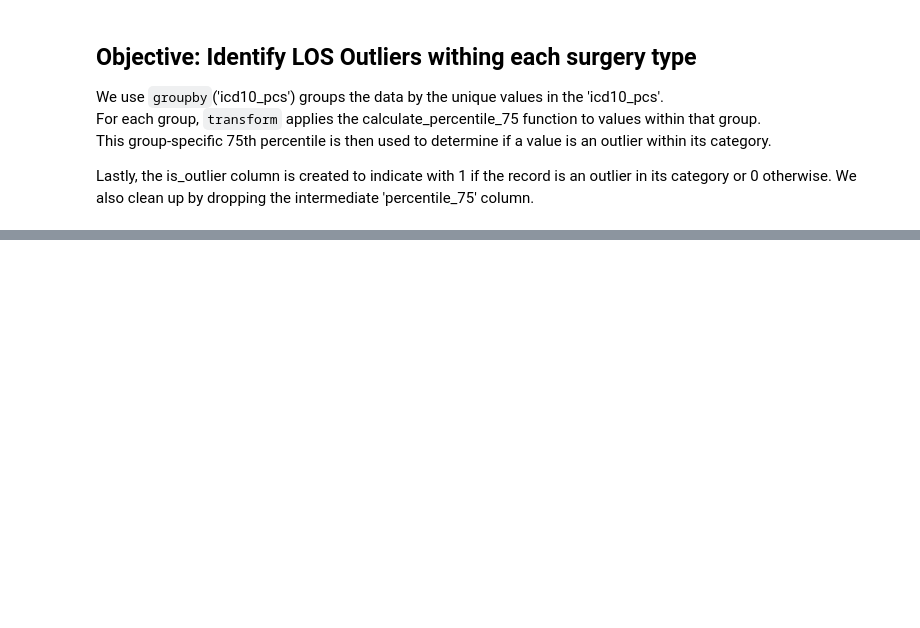
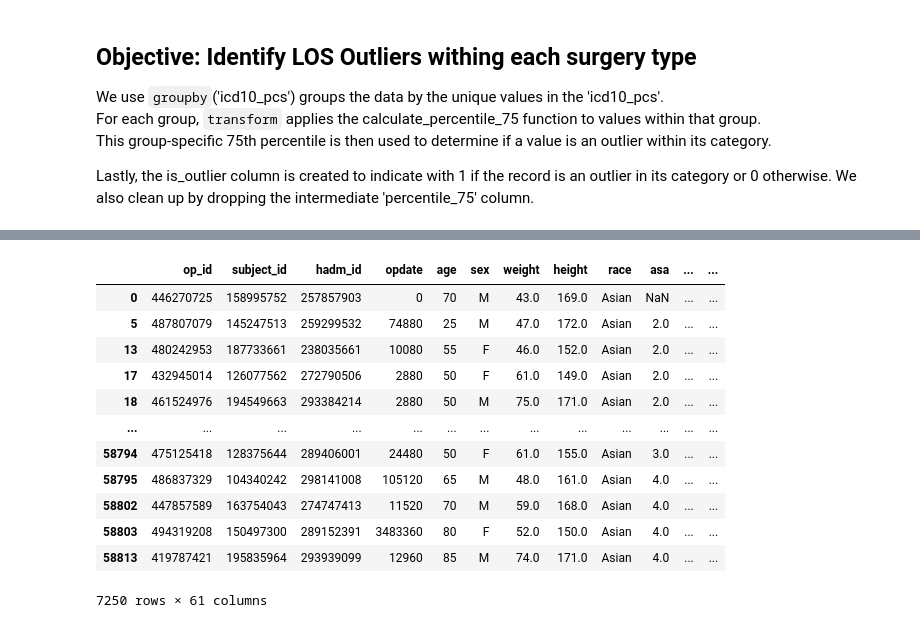
Before and after one commit to j-lepard/Prolonged_Length_of_Stay, a Jupyter notebook: _src/4.EDA_outliers_impute.ipynb, the cells around one changed output, grey strips where cells are left out. Saved outputs shown, nothing was run; the diff lists cells and outputs as text; code cells hidden in the pictures; blank space fills up the shorter version.

Commit message:
ccreate ICU flag

```diff
--- a/_src/4.EDA_outliers_impute.ipynb
+++ b/_src/4.EDA_outliers_impute.ipynb
@@ -70,0 +73,21 @@ df_no_outlier
+# %%
+## Create flag if subject went to ICU
+
+df['icu_visit'] = df['icuin_time'] > 0
+df[df['icu_visit']== True]
+
+## 7250 subjects went to ICU post op.
+# %% [output]
+|  | op_id | subject_id | hadm_id | opdate | age | sex | weight | height | race | asa | ... | ... |
+| 0 | 446270725 | 158995752 | 257857903 | 0 | 70 | M | 43.0 | 169.0 | Asian | NaN | ... | ... |
+| 5 | 487807079 | 145247513 | 259299532 | 74880 | 25 | M | 47.0 | 172.0 | Asian | 2.0 | ... | ... |
+| 13 | 480242953 | 187733661 | 238035661 | 10080 | 55 | F | 46.0 | 152.0 | Asian | 2.0 | ... | ... |
+| 17 | 432945014 | 126077562 | 272790506 | 2880 | 50 | F | 61.0 | 149.0 | Asian | 2.0 | ... | ... |
+| 18 | 461524976 | 194549663 | 293384214 | 2880 | 50 | M | 75.0 | 171.0 | Asian | 2.0 | ... | ... |
+| ... | ... | ... | ... | ... | ... | ... | ... | ... | ... | ... | ... | ... |
+| 58794 | 475125418 | 128375644 | 289406001 | 24480 | 50 | F | 61.0 | 155.0 | Asian | 3.0 | ... | ... |
+| 58795 | 486837329 | 104340242 | 298141008 | 105120 | 65 | M | 48.0 | 161.0 | Asian | 4.0 | ... | ... |
+| 58802 | 447857589 | 163754043 | 274747413 | 11520 | 70 | M | 59.0 | 168.0 | Asian | 4.0 | ... | ... |
+| 58803 | 494319208 | 150497300 | 289152391 | 3483360 | 80 | F | 52.0 | 150.0 | Asian | 4.0 | ... | ... |
+| 58813 | 419787421 | 195835964 | 293939099 | 12960 | 85 | M | 74.0 | 171.0 | Asian | 4.0 | ... | ... |
+7250 rows × 61 columns
```
Also changed, not shown: parts of 2 cells of this notebook, 2 other files.
